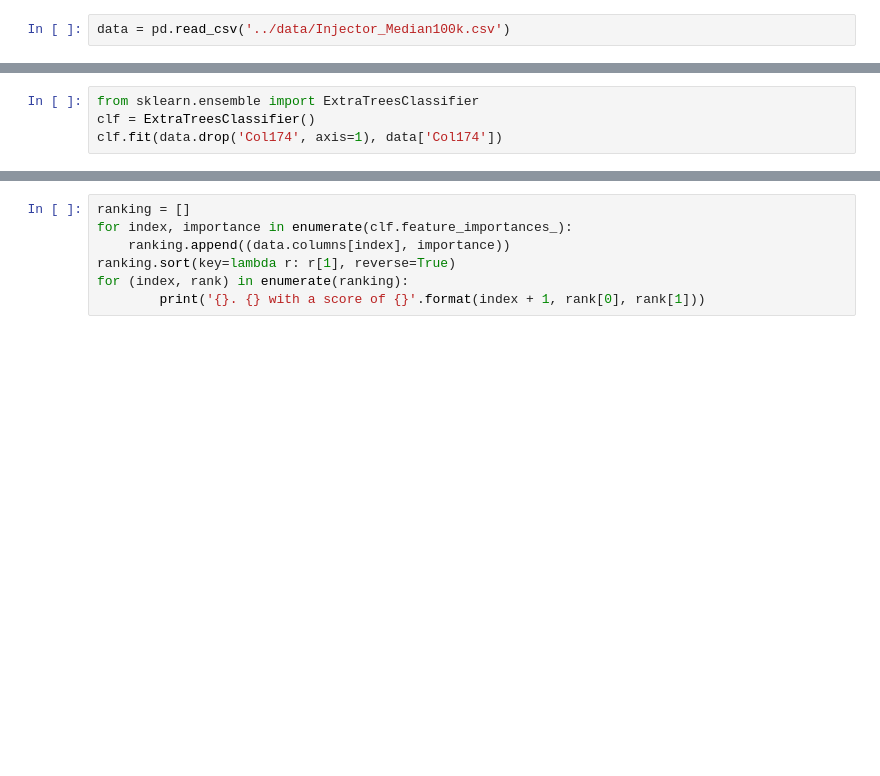
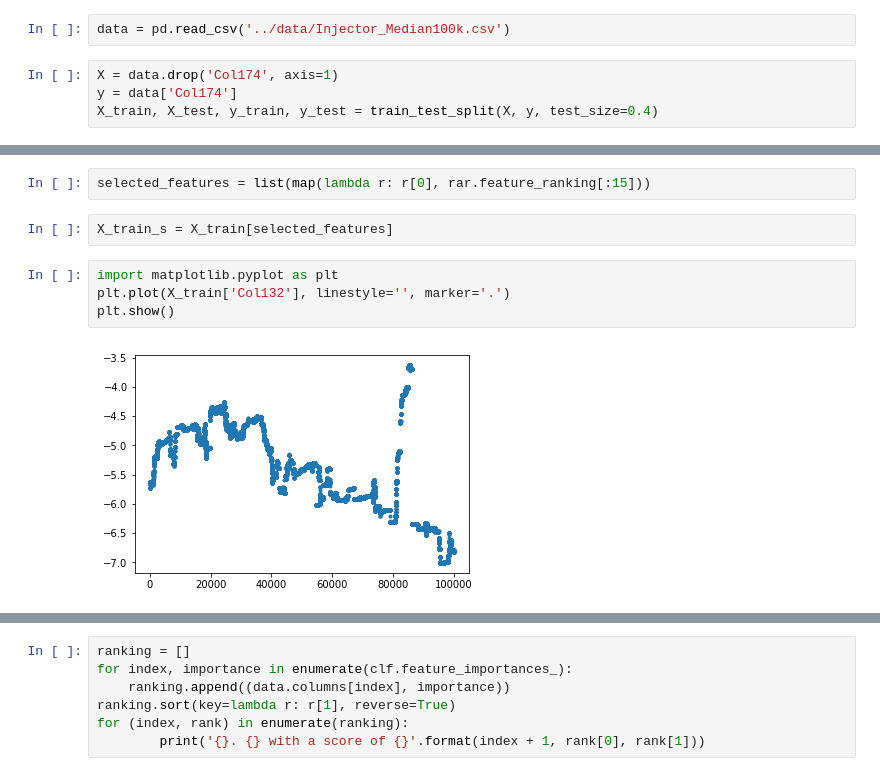
Before and after one commit to KDD-OpenSource/wRaR, a Jupyter notebook: examples/EstimateCost.ipynb, the cells around one changed output, grey strips where cells are left out. Drawn from its saved outputs; the diff is of its cells as text; blank space fills up the shorter version.

```diff
--- a/examples/EstimateCost.ipynb
+++ b/examples/EstimateCost.ipynb
@@ -8,2 +10,6 @@ import csrar
 # %%
 data = pd.read_csv('../data/Injector_Median100k.csv')
+# %%
+X = data.drop('Col174', axis=1)
+y = data['Col174']
+X_train, X_test, y_train, y_test = train_test_split(X, y, test_size=0.4)
@@ -15,4 +71,10 @@ rar.run(target, k=5, runs=500)
-# %%
-from sklearn.ensemble import ExtraTreesClassifier
-clf = ExtraTreesClassifier()
-clf.fit(data.drop('Col174', axis=1), data['Col174'])
+# %%
+selected_features = list(map(lambda r: r[0], rar.feature_ranking[:15]))
+# %%
+X_train_s = X_train[selected_features]
+# %%
+import matplotlib.pyplot as plt
+plt.plot(X_train['Col132'], linestyle='', marker='.')
+plt.show()
+# %% [output]
+[figure, added]
```
Also changed, not shown: parts of 14 cells of this notebook, 6 other files.
